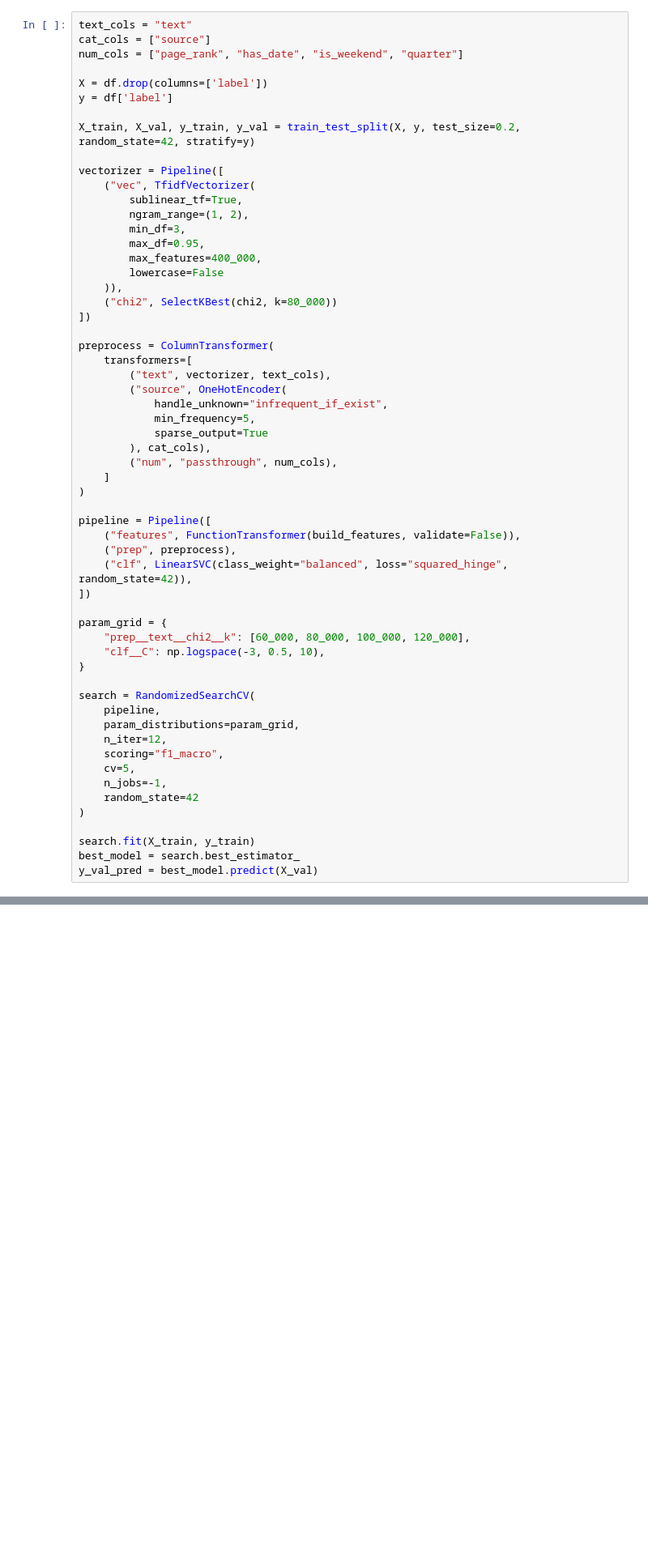
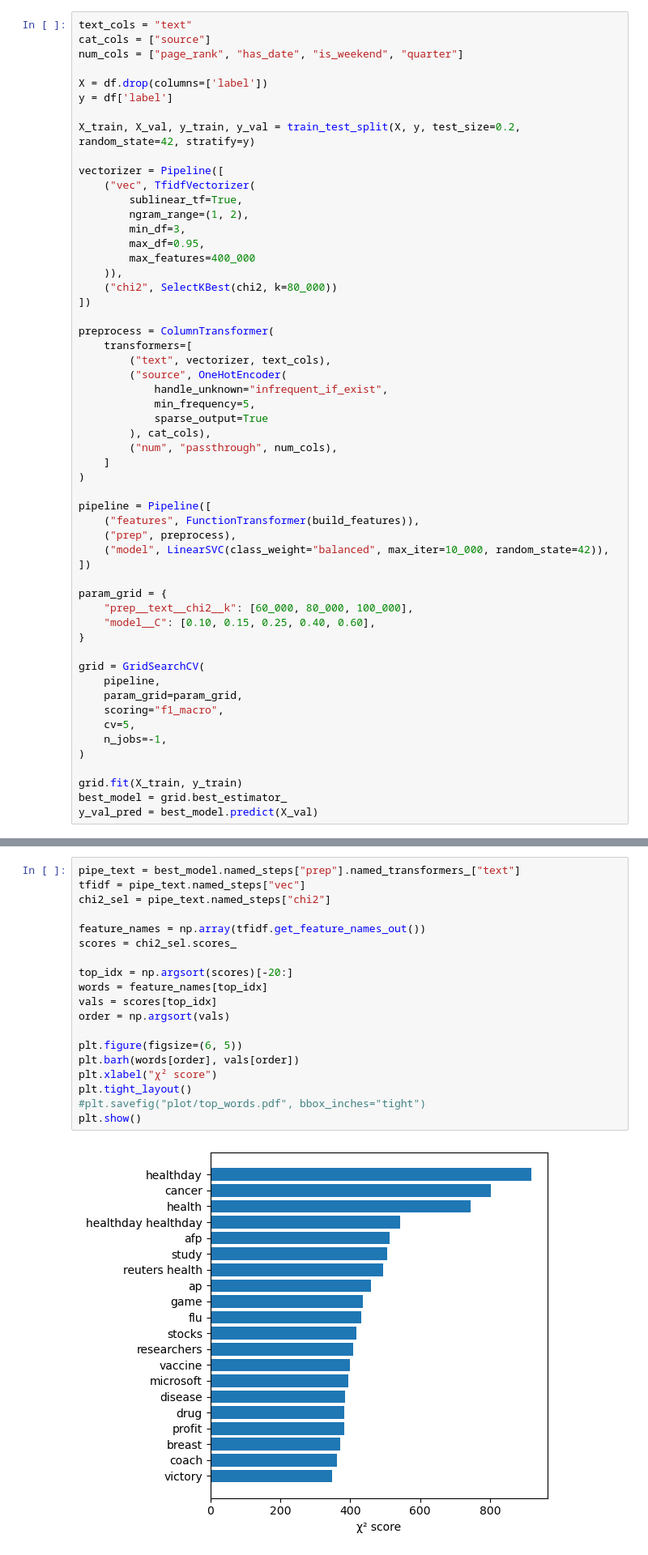
Before and after one commit to giorgiozoccatelli/DSML-LAB, a Jupyter notebook: Project/Assignment.ipynb, the cells around one changed output, grey strips where cells are left out. Shown at 81% size. Cells and saved outputs as stored; diff of their text form; blank space fills up the shorter version.

```diff
--- a/Project/Assignment.ipynb
+++ b/Project/Assignment.ipynb
@@ -204,8 +251,7 @@ vectorizer = Pipeline([
         ngram_range=(1, 2),
         min_df=3,
         max_df=0.95,
-        max_features=400_000,
-        lowercase=False
+        max_features=400_000
     )),
     ("chi2", SelectKBest(chi2, k=80_000))
 ])
@@ -223,28 +269,26 @@ preprocess = ColumnTransformer(
 )
 
 pipeline = Pipeline([
-    ("features", FunctionTransformer(build_features, validate=False)),
+    ("features", FunctionTransformer(build_features)),
     ("prep", preprocess),
-    ("clf", LinearSVC(class_weight="balanced", loss="squared_hinge", random_state=42)),
+    ("model", LinearSVC(class_weight="balanced", max_iter=10_000, random_state=42)),
 ])
 
 param_grid = {
-    "prep__text__chi2__k": [60_000, 80_000, 100_000, 120_000],
-    "clf__C": np.logspace(-3, 0.5, 10),
+    "prep__text__chi2__k": [60_000, 80_000, 100_000],
+    "model__C": [0.10, 0.15, 0.25, 0.40, 0.60],
 }
 
-search = RandomizedSearchCV(
+grid = GridSearchCV(
     pipeline,
-    param_distributions=param_grid,
-    n_iter=12,
+    param_grid=param_grid,
     scoring="f1_macro",
     cv=5,
     n_jobs=-1,
-    random_state=42
 )
 
-search.fit(X_train, y_train)
-best_model = search.best_estimator_
+grid.fit(X_train, y_train)
+best_model = grid.best_estimator_
 y_val_pred = best_model.predict(X_val)
 # %% [markdown]
 ### Quality assessment
@@ -255,3 +317,24 @@ print(classification_report(y_val, y_val_pred, digits=4))
+# %%
+pipe_text = best_model.named_steps["prep"].named_transformers_["text"]
+tfidf = pipe_text.named_steps["vec"]
+chi2_sel = pipe_text.named_steps["chi2"]
+
+feature_names = np.array(tfidf.get_feature_names_out())
+scores = chi2_sel.scores_
+
+top_idx = np.argsort(scores)[-20:]
+words = feature_names[top_idx]
+vals = scores[top_idx]
+order = np.argsort(vals)
+
+plt.figure(figsize=(6, 5))
+plt.barh(words[order], vals[order])
+plt.xlabel("χ² score")
+plt.tight_layout()
+#plt.savefig("plot/top_words.pdf", bbox_inches="tight")
+plt.show()
+# %% [output]
+[figure, added]
 # %% [markdown]
 ### Final submission
 # %%
```
Also changed, not shown: parts of 12 cells of this notebook, 1 other file.
